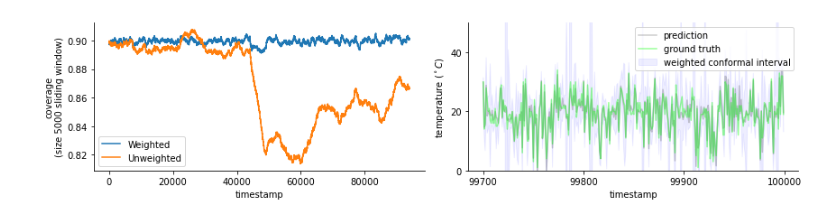
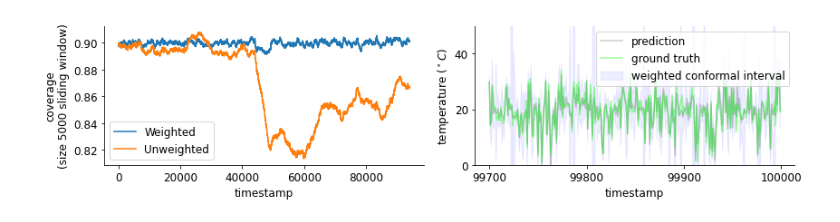
Before and after one commit to aangelopoulos/conformal-prediction, a Jupyter notebook: notebooks/weather-time-series-distribution-shift.ipynb, the cells around one changed output. Drawn from its saved outputs; the diff is of its cells as text; code cells hidden in the pictures.

Commit message:
[time series font increased]

```diff
--- a/notebooks/weather-time-series-distribution-shift.ipynb
+++ b/notebooks/weather-time-series-distribution-shift.ipynb
@@ -54,28 +54,29 @@ naive_covered = ( temperatures[K+1:] >= naive_prediction_sets[0] ) & ( temperatu
 naive_coverage_over_time = moving_average(naive_covered, 5000)
 # %%
 # Plot prediction sets and coverage over time
+plt.rcParams.update({'font.size': 12})
 fig, axs = plt.subplots(1,2,figsize=(12,3))
 
 axs[0].plot(coverage_over_time, label='Weighted');
 axs[0].plot(naive_coverage_over_time, label='Unweighted');
 sns.despine(ax=axs[0],top=True,right=True)
 axs[0].set_xlabel('timestamp')
 axs[0].set_ylabel(f'coverage\n(size 5000 sliding window)')
 axs[0].legend()
 
 start_point = 99700
 timestamps = np.array(range(start_point,pred_mean[K+1:].shape[0]+K+1))
 axs[1].plot(timestamps,pred_mean[start_point:],color='#00000033',label='prediction')
 axs[1].plot(timestamps,temperatures[start_point:],color='#00FF0066', label='ground truth')
 sns.despine(ax=axs[1],top=True,right=True)
 axs[1].fill_between(timestamps, prediction_sets[0][start_point-K-1:], prediction_sets[1][start_point-K-1:], color='#0000FF11', label='weighted conformal interval');
 axs[1].set_ylim(0,50);
 axs[1].locator_params(tight=True, nbins=4)
 axs[1].set_xlabel('timestamp')
 axs[1].set_ylabel(r'temperature ($^\circ C$)')
-axs[1].legend();
+axs[1].legend(loc='upper right');
 plt.tight_layout()
 
 plt.savefig('../data/weather/weather-results.pdf',)
 # %% [output]
-[figure, old version]
+[figure, new version]
```
